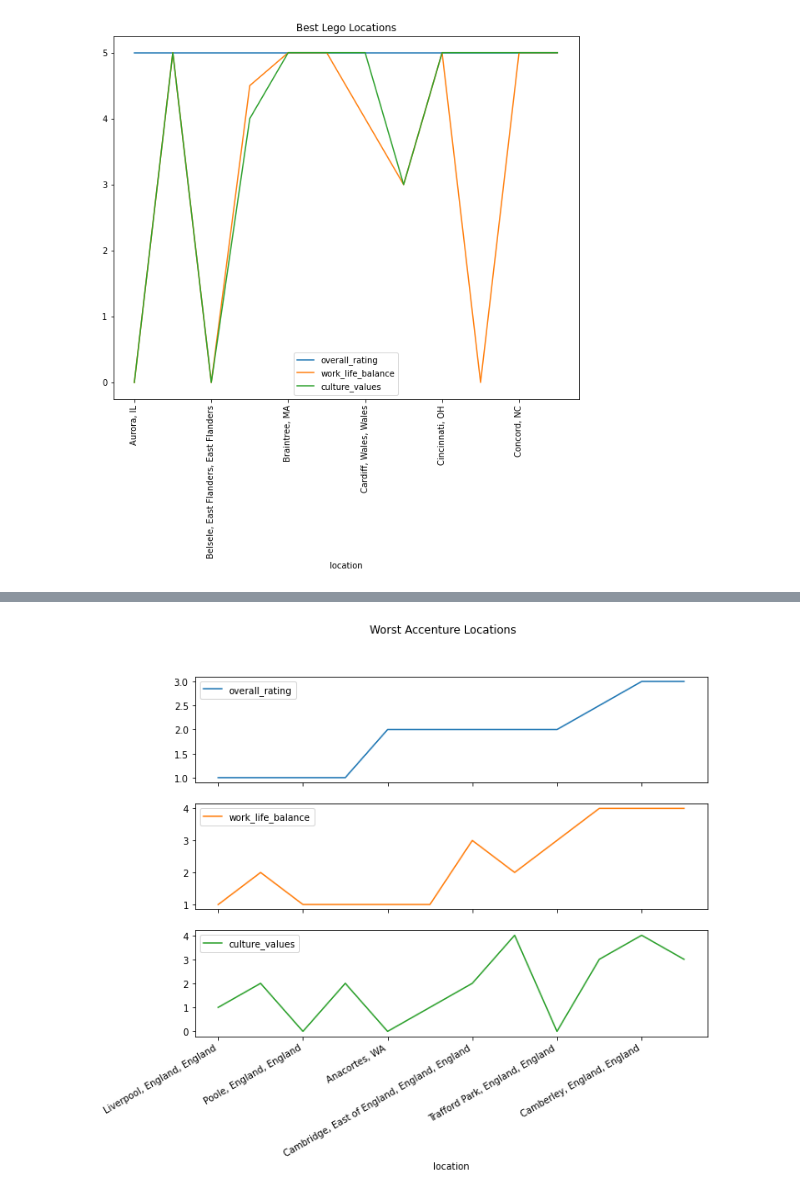
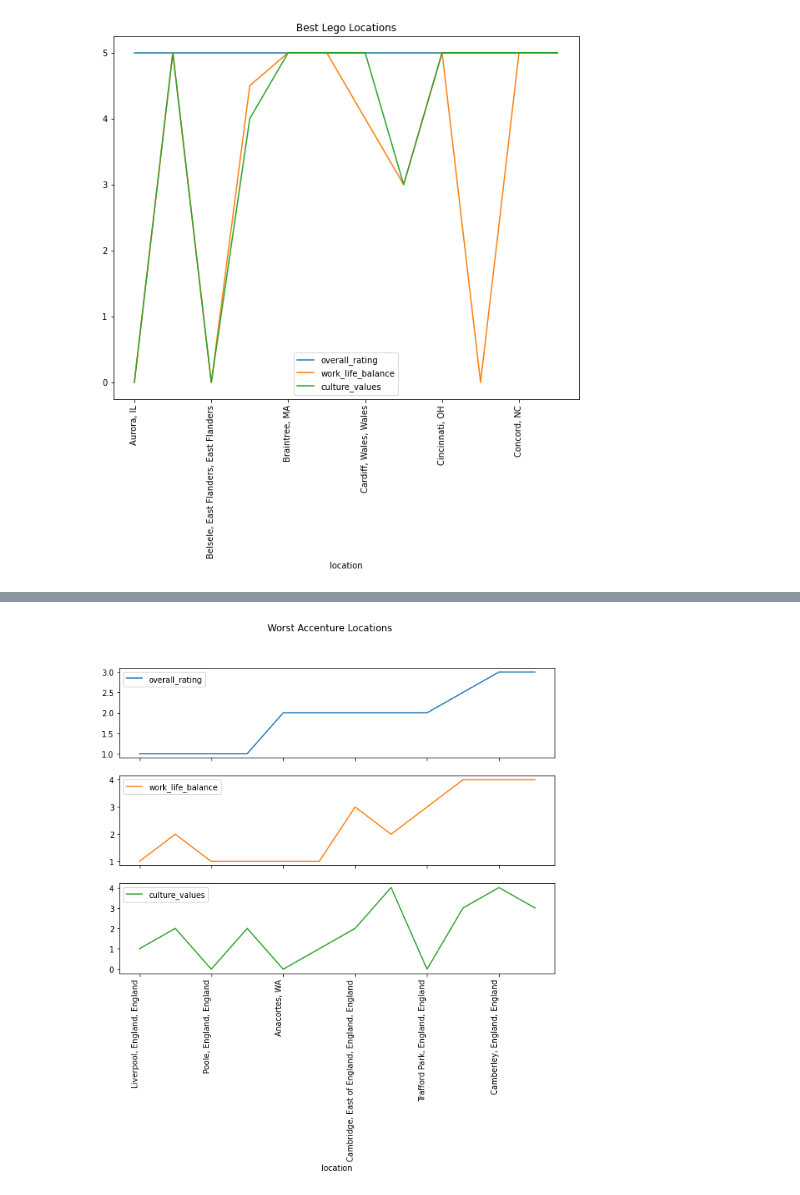
Before and after one commit to NidhiMehrotra22/Project_1_TEAM4, a Jupyter notebook: Working Project-1_The Greatest Job Satisfaction Soiree-checkpoint.ipynb, the cells around one changed output, grey strips where cells are left out. Drawn from its saved outputs; the diff is of its cells as text; code cells hidden in the pictures.

```diff
--- a/Working Project-1_The Greatest Job Satisfaction Soiree-checkpoint.ipynb
+++ b/Working Project-1_The Greatest Job Satisfaction Soiree-checkpoint.ipynb
@@ -559,6 +611,7 @@ plt.show()
 # %%
 ratings = worst_accenture.plot.line(figsize=(10, 8), subplots=True, title="Worst Accenture Locations")
-plt.savefig("Worst Accenture Locations 2.png")
+plt.xticks(rotation=90)
+plt.savefig("Output/Worst Accenture Locations 2.png")
 plt.show()
 # %% [output]
-[figure, old version]
+[figure, new version]
```
Also changed, not shown: parts of 26 cells of this notebook, 24 other files.
